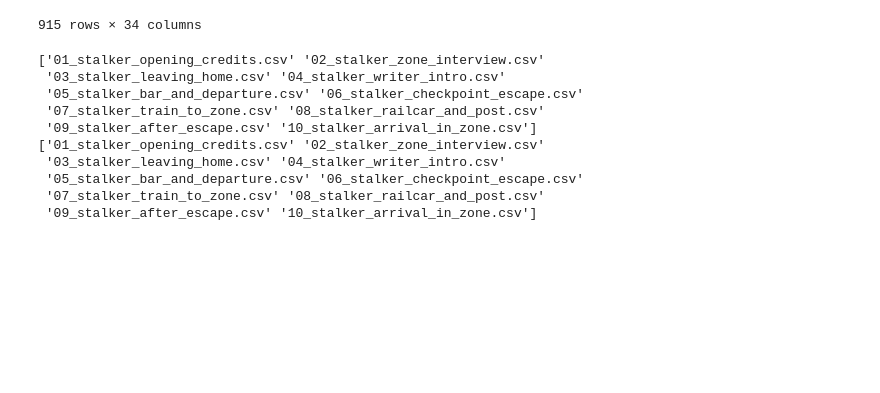
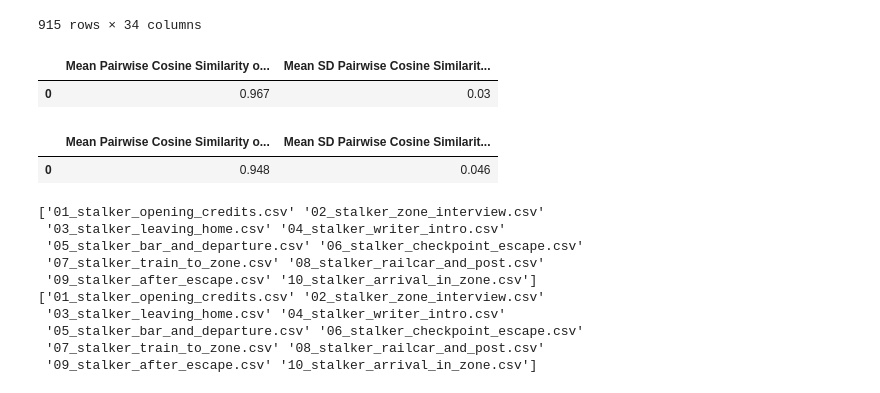
Before and after one commit to sydney-machine-learning/translation-Europeanlanguages, a Jupyter notebook: semantic_analysis.ipynb, the cells around one changed output. Drawn from its saved outputs; the diff is of its cells as text; code cells hidden in the pictures; blank space fills up the shorter version.

```diff
--- a/semantic_analysis.ipynb
+++ b/semantic_analysis.ipynb
@@ -984,6 +1029,21 @@ Found 30 translation columns
 | 913 | 18_from_the_correspondence_of_bai... | Твой доброжелател | Your well-wisher | Your well-wisher | Your well-wisher | ... |
 | 914 | 18_from_the_correspondence_of_bai... | Ганьо Балкански | Ganyo Balkanski | Ganyo Balkanski | Ganyo Balkanski | ... |
 915 rows × 34 columns
+# %%
+#GPT
+df = pd.read_csv("results/bul_prose/gpt_var_translations.csv")
+df_mean = pd.DataFrame(data = [[df["Mean Pairwise Cosine Similarity"].mean(), df["SD Pairwise Cosine Similarity"].mean()]], columns = ["Mean Pairwise Cosine Similarity over Chapters", "Mean SD Pairwise Cosine Similarity over Chapters"]).round(3)
+display(df_mean)
+
+#Gemini
+df = pd.read_csv("results/bul_prose/gem_var_translations.csv")
+df_mean = pd.DataFrame(data = [[df["Mean Pairwise Cosine Similarity"].mean(), df["SD Pairwise Cosine Similarity"].mean()]], columns = ["Mean Pairwise Cosine Similarity over Chapters", "Mean SD Pairwise Cosine Similarity over Chapters"]).round(3)
+display(df_mean)
+# %% [output]
+|  | Mean Pairwise Cosine Similarity o... | Mean SD Pairwise Cosine Similarit... |
+| 0 | 0.967 | 0.03 |
+|  | Mean Pairwise Cosine Similarity o... | Mean SD Pairwise Cosine Similarit... |
+| 0 | 0.948 | 0.046 |
 # %%
 #Russian Movie
 
```
Also changed, not shown: parts of 4 cells of this notebook, 3 other files.
